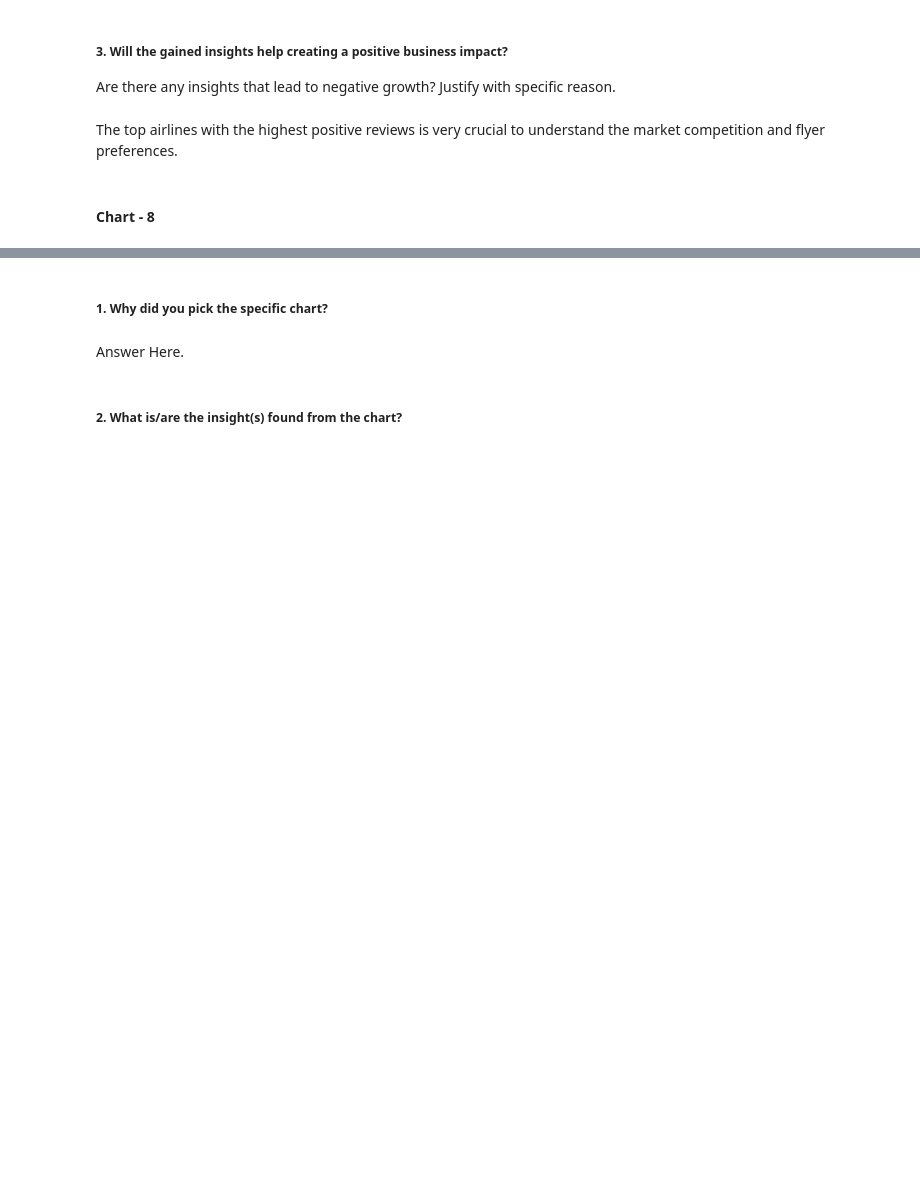
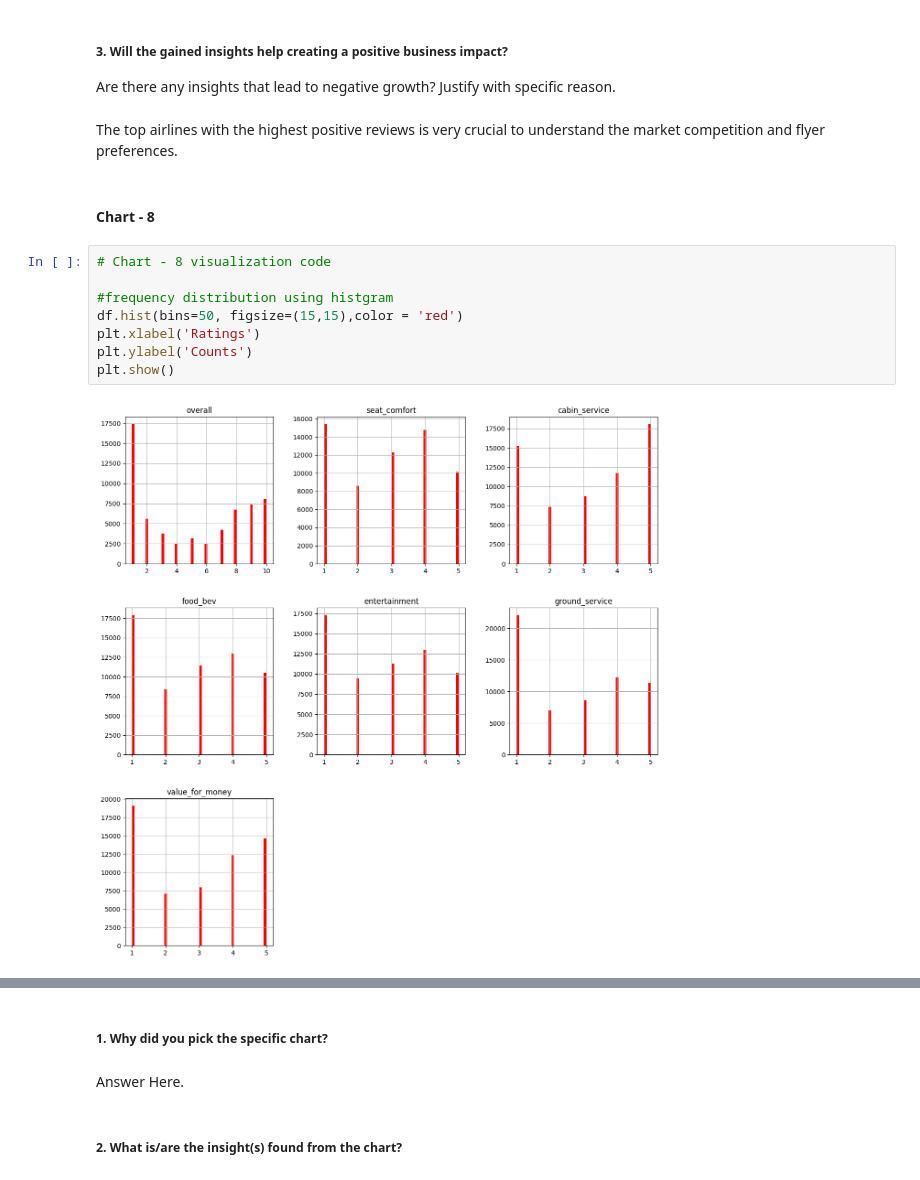
Before and after one commit to dacenish/Airline-Passenger-Referral-Prediction, a Jupyter notebook: Airline_Passenger_Referral_Prediction_ML_Capstone_Project.ipynb, the cells around one changed output, grey strips where cells are left out. Cells and saved outputs as stored; diff of their text form; blank space fills up the shorter version.

```diff
--- a/Airline_Passenger_Referral_Prediction_ML_Capstone_Project.ipynb
+++ b/Airline_Passenger_Referral_Prediction_ML_Capstone_Project.ipynb
@@ -638,3 +705,13 @@ Are there any insights that lead to negative growth? Justify with specific reaso
 The top airlines with the highest positive reviews is very crucial to understand the market competition and flyer preferences.
 # %% [markdown]
 #### Chart - 8
+# %%
+# Chart - 8 visualization code
+
+#frequency distribution using histgram
+df.hist(bins=50, figsize=(15,15),color = 'red')
+plt.xlabel('Ratings')
+plt.ylabel('Counts')
+plt.show()
+# %% [output]
+[figure, added]
```
Also changed, not shown: parts of 75 cells of this notebook.
